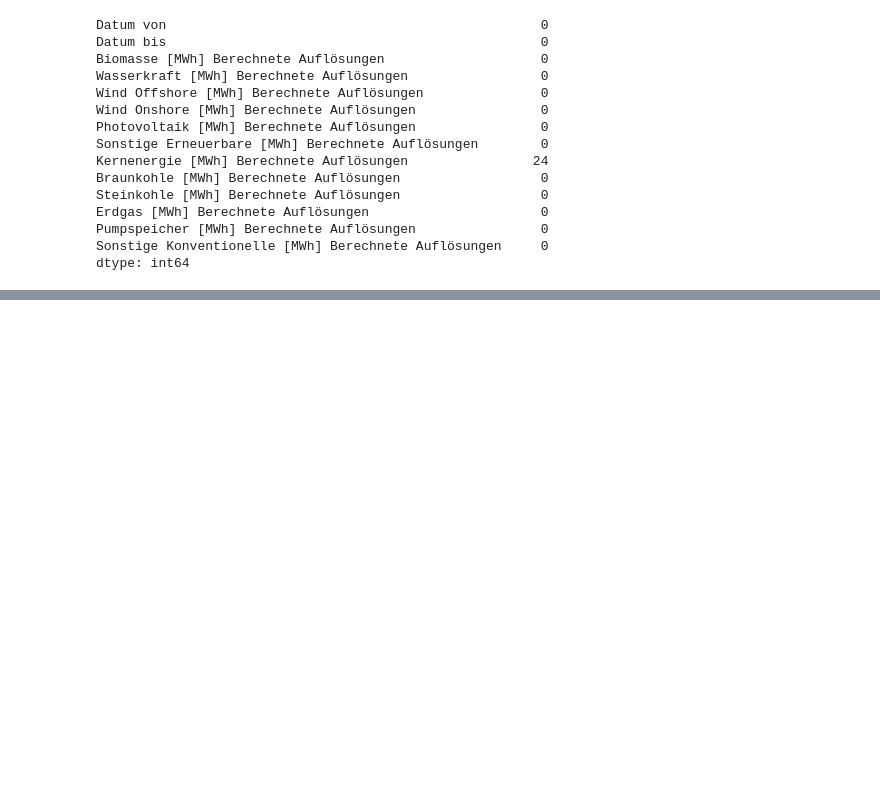
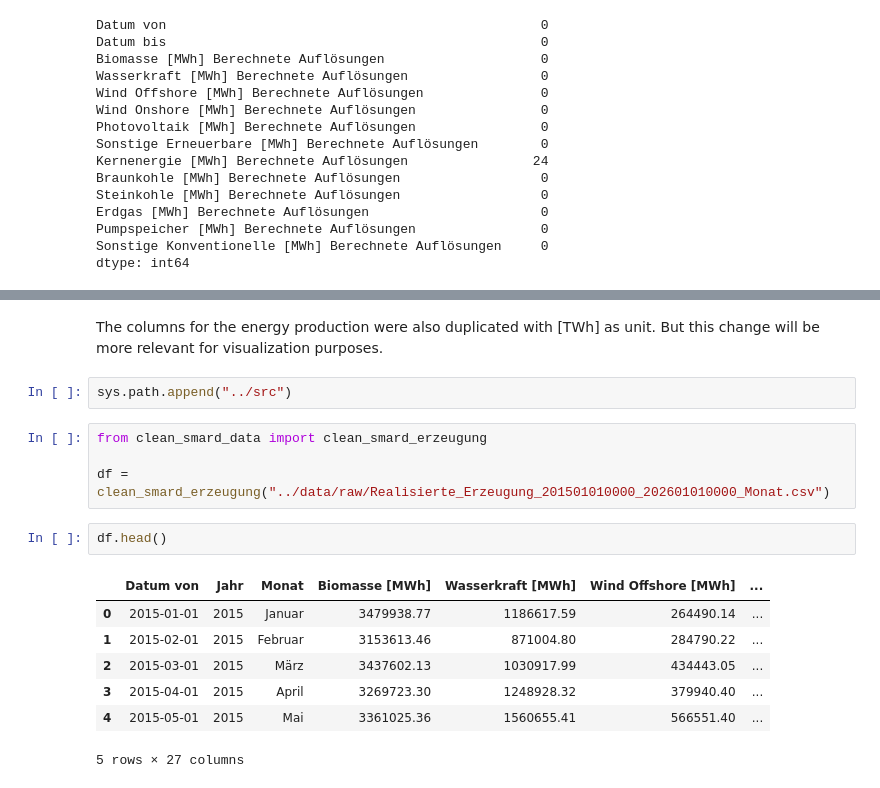
Before and after one commit to Yoem29/Energy-Development-Germany, a Jupyter notebook: notebooks/EDA.ipynb, the cells around one changed output, grey strips where cells are left out. Cells and saved outputs as stored; diff of their text form; blank space fills up the shorter version.

```diff
--- a/notebooks/EDA.ipynb
+++ b/notebooks/EDA.ipynb
@@ -105,0 +116,18 @@ dtype: int64
+# %% [markdown]
+The columns for the energy production were also duplicated with [TWh] as unit. But this change will be more relevant for visualization purposes.
+# %%
+sys.path.append("../src")
+# %%
+from clean_smard_data import clean_smard_erzeugung
+
+df = clean_smard_erzeugung("../data/raw/Realisierte_Erzeugung_201501010000_202601010000_Monat.csv")
+# %%
+df.head()
+# %% [output]
+|  | Datum von | Jahr | Monat | Biomasse [MWh] | Wasserkraft [MWh] | Wind Offshore [MWh] | ... |
+| 0 | 2015-01-01 | 2015 | Januar | 3479938.77 | 1186617.59 | 264490.14 | ... |
+| 1 | 2015-02-01 | 2015 | Februar | 3153613.46 | 871004.80 | 284790.22 | ... |
+| 2 | 2015-03-01 | 2015 | März | 3437602.13 | 1030917.99 | 434443.05 | ... |
+| 3 | 2015-04-01 | 2015 | April | 3269723.30 | 1248928.32 | 379940.40 | ... |
+| 4 | 2015-05-01 | 2015 | Mai | 3361025.36 | 1560655.41 | 566551.40 | ... |
+5 rows × 27 columns
```
Also changed, not shown: parts of 8 cells of this notebook.
